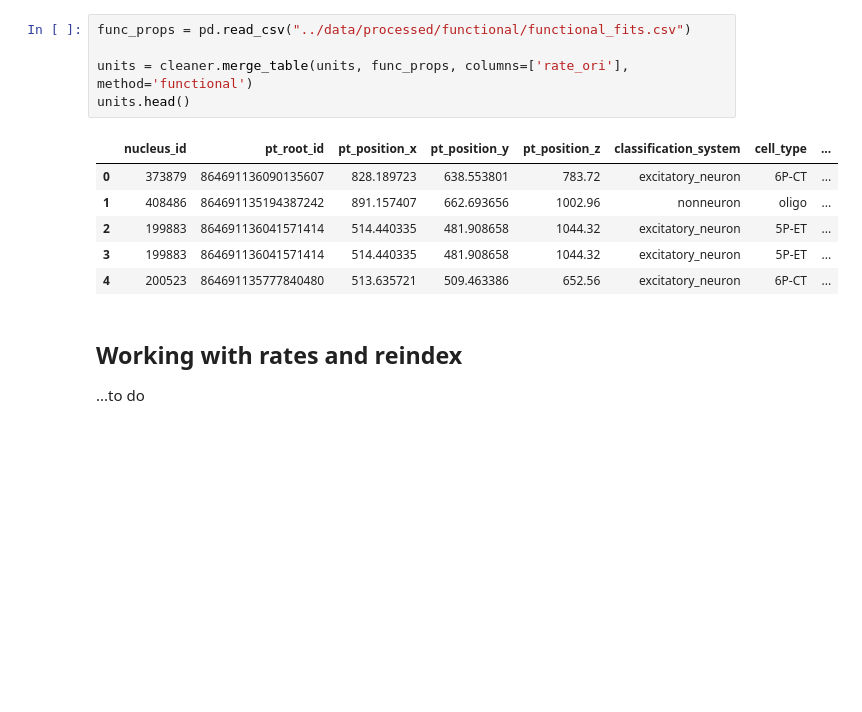
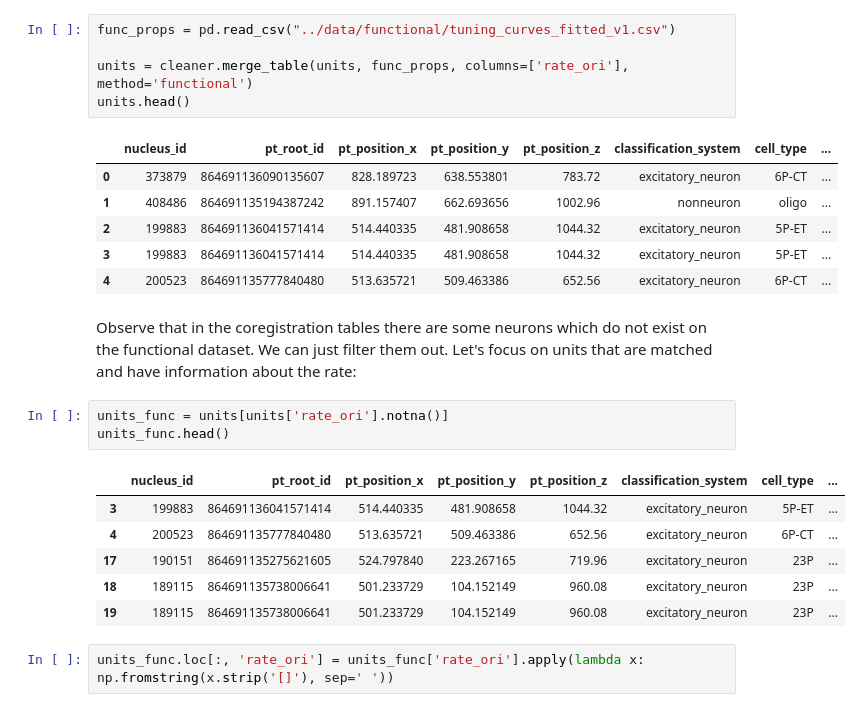
Before and after one commit to MICrONS-Milano-CoLab/MICrONS-datacleaner, a Jupyter notebook: tutorial/basic-tutorial.ipynb, the cells around one changed output. Cells and saved outputs as stored; diff of their text form; blank space fills up the shorter version.

```diff
--- a/tutorial/basic-tutorial.ipynb
+++ b/tutorial/basic-tutorial.ipynb
@@ -412,5 +416,5 @@ We will now add the measured preferred orientation for these neurons, by using t
 # %%
-func_props = pd.read_csv("../data/processed/functional/functional_fits.csv")
+func_props = pd.read_csv("../data/functional/tuning_curves_fitted_v1.csv")
 
 units = cleaner.merge_table(units, func_props, columns=['rate_ori'], method='functional')
 units.head()
@@ -421,7 +425,17 @@ units.head()
 | 2 | 199883 | 864691136041571414 | 514.440335 | 481.908658 | 1044.32 | excitatory_neuron | 5P-ET | ... |
 | 3 | 199883 | 864691136041571414 | 514.440335 | 481.908658 | 1044.32 | excitatory_neuron | 5P-ET | ... |
 | 4 | 200523 | 864691135777840480 | 513.635721 | 509.463386 | 652.56 | excitatory_neuron | 6P-CT | ... |
-# %% [markdown]
-## Working with rates and reindex
-
-...to do
+# %% [markdown]
+Observe that in the coregistration tables there are some neurons which do not exist on the functional dataset. We can just filter them out. Let's focus on units that are matched and have information about the rate:
+# %%
+units_func = units[units['rate_ori'].notna()]
+units_func.head()
+# %% [output]
+|  | nucleus_id | pt_root_id | pt_position_x | pt_position_y | pt_position_z | classification_system | cell_type | ... |
+| 3 | 199883 | 864691136041571414 | 514.440335 | 481.908658 | 1044.32 | excitatory_neuron | 5P-ET | ... |
+| 4 | 200523 | 864691135777840480 | 513.635721 | 509.463386 | 652.56 | excitatory_neuron | 6P-CT | ... |
+| 17 | 190151 | 864691135275621605 | 524.797840 | 223.267165 | 719.96 | excitatory_neuron | 23P | ... |
+| 18 | 189115 | 864691135738006641 | 501.233729 | 104.152149 | 960.08 | excitatory_neuron | 23P | ... |
+| 19 | 189115 | 864691135738006641 | 501.233729 | 104.152149 | 960.08 | excitatory_neuron | 23P | ... |
+# %%
+units_func.loc[:, 'rate_ori'] = units_func['rate_ori'].apply(lambda x: np.fromstring(x.strip('[]'), sep=' '))
```
Also changed, not shown: parts of 21 cells of this notebook, 5 other files.
